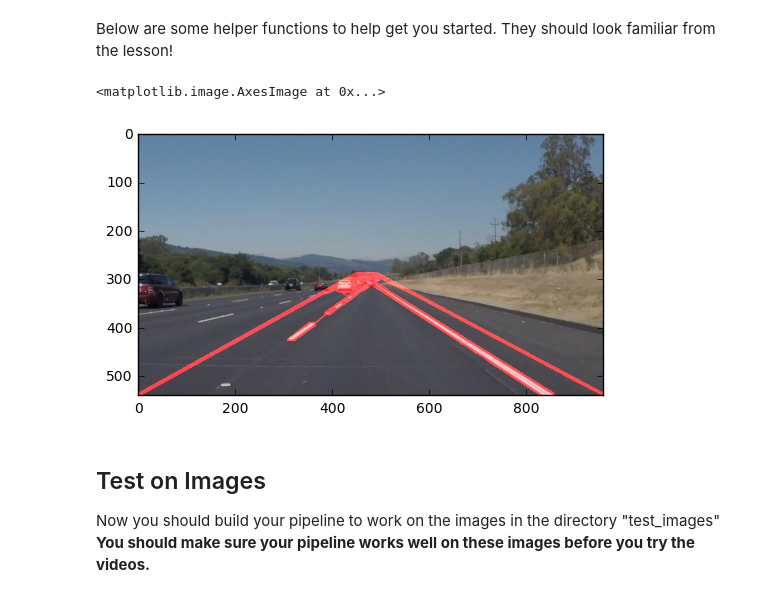
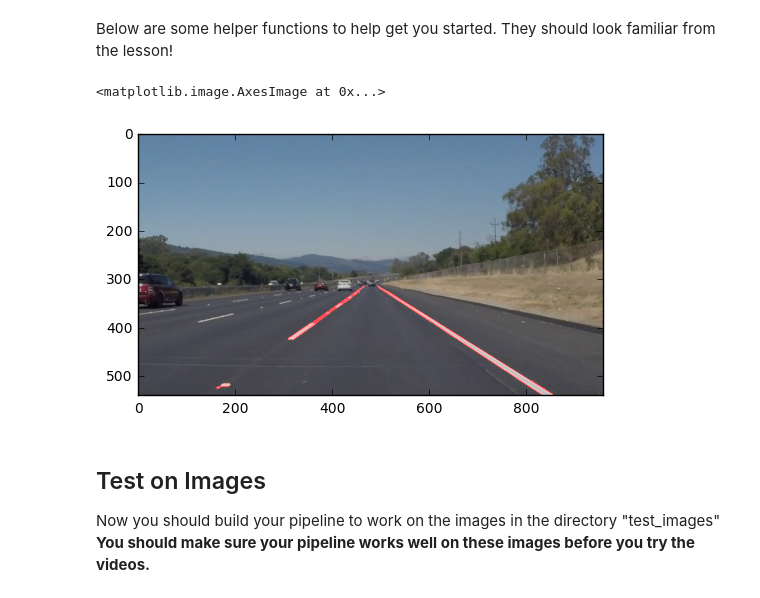
Before and after one commit to jhines2k7/CarND-LaneLines-P1, a Jupyter notebook: P1.ipynb, the cells around one changed output. Saved outputs shown, nothing was run; the diff lists cells and outputs as text; code cells hidden in the pictures.

```diff
--- a/P1.ipynb
+++ b/P1.ipynb
@@ -124,6 +124,10 @@ def draw_lines(img, lines, color=[255, 0, 0], thickness=2):
     """
     for line in lines:
         for x1,y1,x2,y2 in line:
+            #print(line)
+            if (y2 - y1)/(x2 - x1) > 0:
+                left_segments.append(line)
+
             cv2.line(img, (x1, y1), (x2, y2), color, thickness)
 
 def hough_lines(img, rho, theta, threshold, min_line_len, max_line_gap):
@@ -135,45 +139,51 @@ def hough_lines(img, rho, theta, threshold, min_line_len, max_line_gap):
     lines = cv2.HoughLinesP(img, rho, theta, threshold, np.array([]), minLineLength=min_line_len, maxLineGap=max_line_gap)
     line_img = np.zeros((*img.shape, 3), dtype=np.uint8)
     draw_lines(line_img, lines)
     return line_img
 
 # Python 3 has support for cool math symbols.
 
 def weighted_img(img, initial_img, α=0.8, β=1., λ=0.):
     """
     `img` is the output of the hough_lines(), An image with lines drawn on it.
     Should be a blank image (all black) with lines drawn on it.
 
     `initial_img` should be the image before any processing.
 
     The result image is computed as follows:
 
     initial_img * α + img * β + λ
     NOTE: initial_img and img must be the same shape!
     """
     return cv2.addWeighted(initial_img, α, img, β, λ)
 
-grayscale_image = grayscale(image)
+gray = grayscale(image)
+kernel_size = 5
+blur_gray = gaussian_blur(gray, kernel_size)
+
+low_threshold = 100
+high_threshold = 140
+edges = canny(blur_gray, low_threshold, high_threshold)
 
 imshape = image.shape
-vertices = np.array([[(0, imshape[0]), (450, 290), (490, 290), (imshape[1], imshape[0])]], dtype=np.int32)
+vertices = np.array([[(0,imshape[0]),(450, 315), (490, 315), (imshape[1],imshape[0])]], dtype=np.int32)
 
-masked = region_of_interest(grayscale_image, vertices)
+masked_edges = region_of_interest(edges, vertices)
 
-edges = canny(masked, 255/3, 255)
+rho = 2 # distance resolution in pixels of the Hough grid
+theta = np.pi/180 # angular resolution in radians of the Hough grid
+threshold = 15     # minimum number of votes (intersections in Hough grid cell)
+min_line_length = 10 #minimum number of pixels making up a line
+max_line_gap = 30    # maximum gap in pixels between connectable line segments
 
-blurred = gaussian_blur(edges, 5)
+lines = hough_lines(masked_edges, rho, theta, threshold, min_line_length, max_line_gap)
 
-line_img = hough_lines(blurred, 2, np.pi/180, 15, 40, 20)
+lines_edges = weighted_img(lines, image, α=0.8, β=1., λ=0.)
 
-#draw_lines(image, line_img, color=[255, 0, 0], thickness=2)
-
-weighted = weighted_img(line_img, image, α=0.8, β=1., λ=0.)
-
-plt.imshow(weighted)
+plt.imshow(lines_edges)
 # %% [output]
 <matplotlib.image.AxesImage at 0x...>
-[figure, old version]
+[figure, new version]
 # %% [markdown]
 ## Test on Images
 
```
